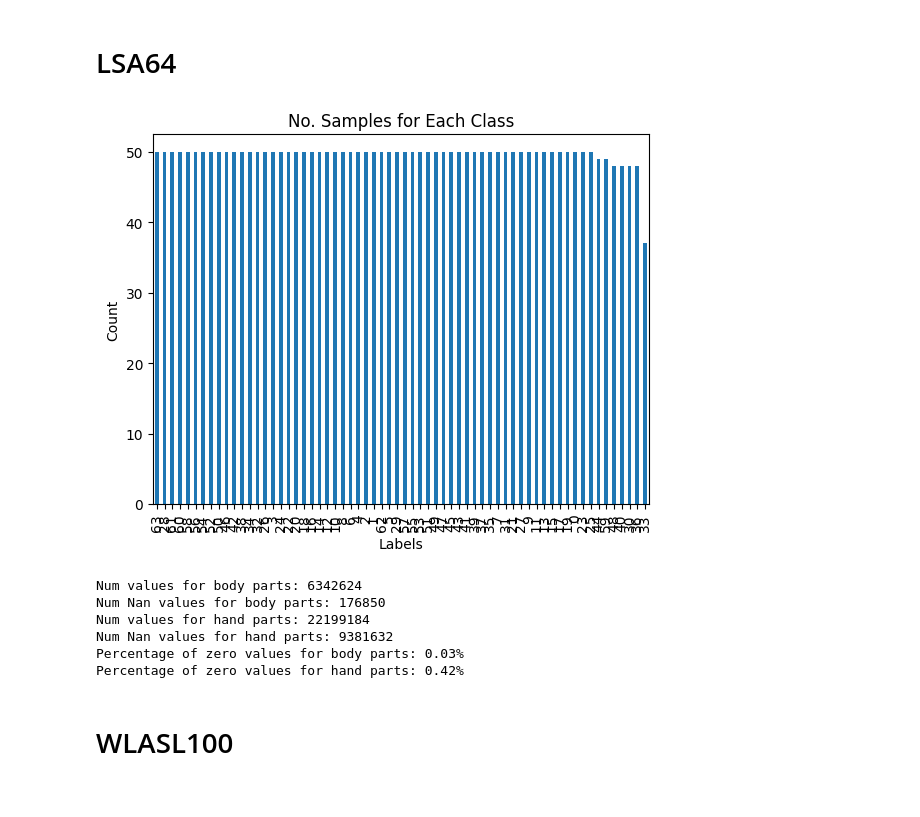
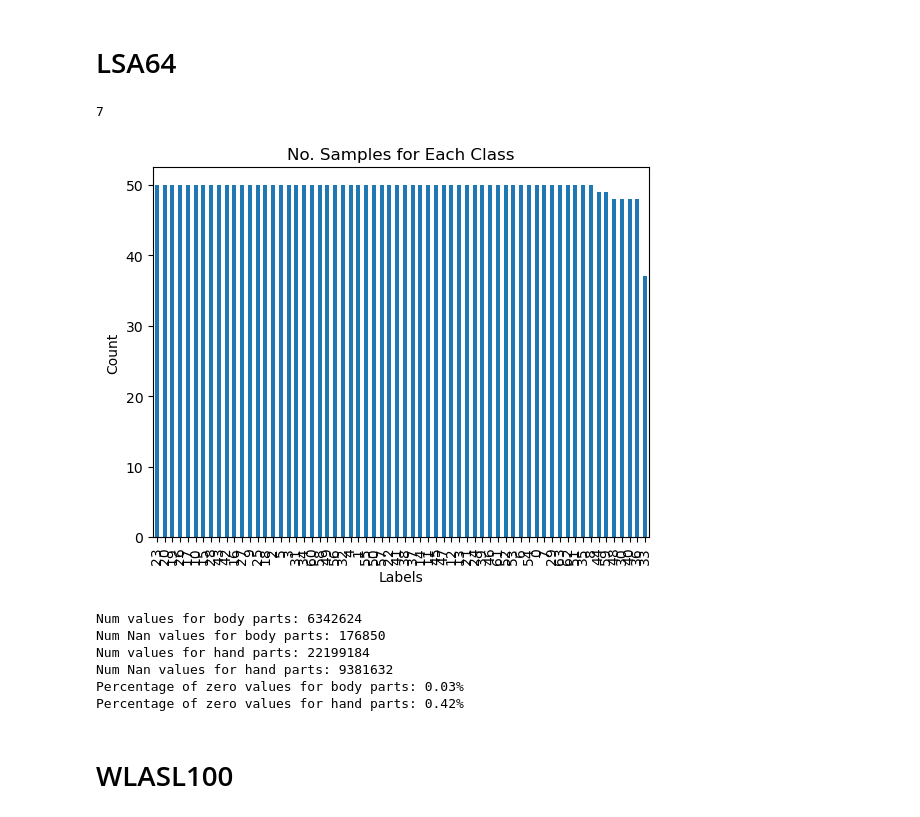
Before and after one commit to mpuu00001/Siformer, a Jupyter notebook: notebook/dataset_distribution_analysis.ipynb, the cells around one changed output. Saved outputs shown, nothing was run; the diff lists cells and outputs as text; code cells hidden in the pictures.

```diff
--- a/notebook/dataset_distribution_analysis.ipynb
+++ b/notebook/dataset_distribution_analysis.ipynb
@@ -93,7 +98,16 @@ def calculate_and_print_stats(dataframe_path, dataframe=None):
+# %%
+counter = 0
+for count in label_counts:
+    if count < avg:
+        counter += 1
+#     print(count)
+print(counter)
+# %% [output]
+7
 # %%
-calculate_and_print_stats('D:\Spoter_transformer_SLR\datasets\LSA64_60fps.csv')
+calculate_and_print_stats('D:\Skeleton_based_SLR\datasets\LSA64_60fps.csv')
 # %% [output]
-[figure, old version]
+[figure, new version]
 Num values for body parts: 6342624
 Num Nan values for body parts: 176850
 Num values for hand parts: 22199184
```
Also changed, not shown: parts of 8 cells of this notebook, 5 other files.
